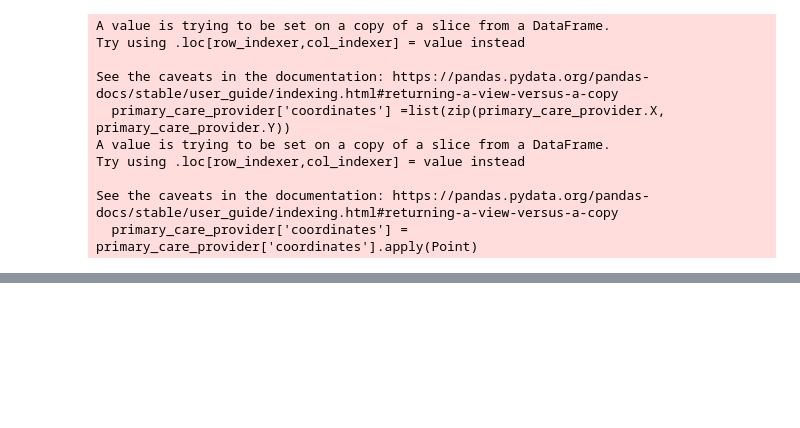
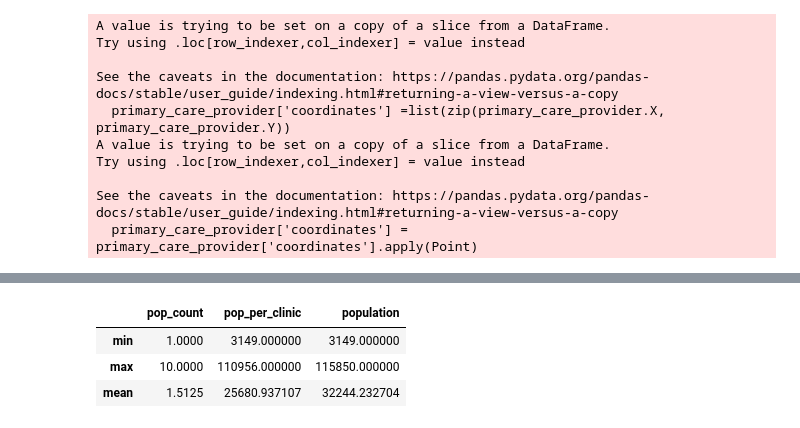
Before and after one commit to crhultay/0048-013-Group2-Assignment, a Jupyter notebook: health_data.ipynb, the cells around one changed output, grey strips where cells are left out. Saved outputs shown, nothing was run; the diff lists cells and outputs as text; code cells hidden in the pictures; blank space fills up the shorter version.

```diff
--- a/health_data.ipynb
+++ b/health_data.ipynb
@@ -159,0 +175,11 @@ world.loc[(world['
+# %%
+# grouping data to aggreagate statistical summaries
+
+grouped_df = primary_care_provider.groupby(['population_density_per_are','FSC'])
+aggregated_pop_clinic = grouped_df[['pop_count', 'pop_per_clinic','population']].mean()
+aggregated_pop_clinic.agg(['min', 'max', 'mean'])
+# %% [output]
+|  | pop_count | pop_per_clinic | population |
+| min | 1.0000 | 3149.000000 | 3149.000000 |
+| max | 10.0000 | 110956.000000 | 115850.000000 |
+| mean | 1.5125 | 25680.937107 | 32244.232704 |
```
Also changed, not shown: parts of 16 cells of this notebook.
